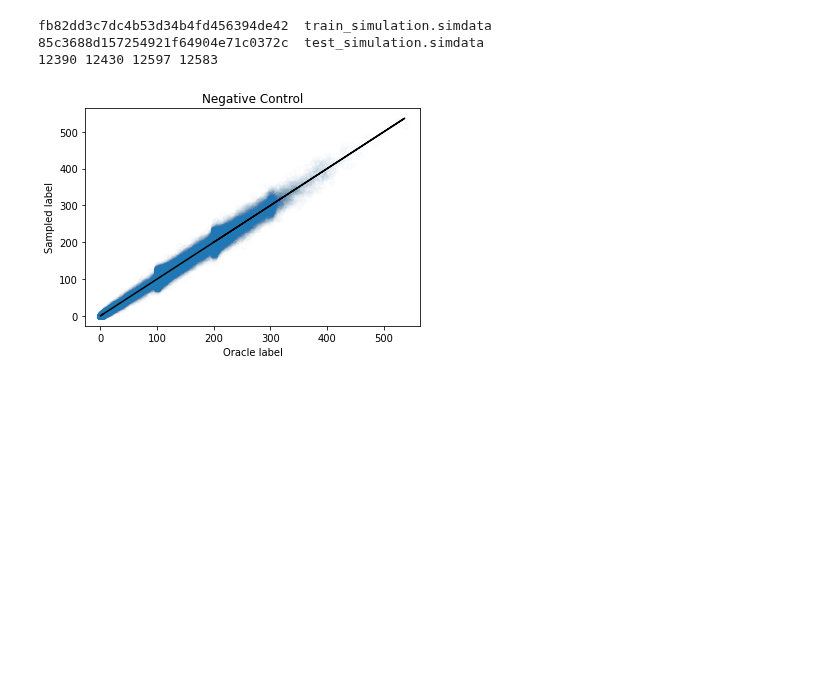
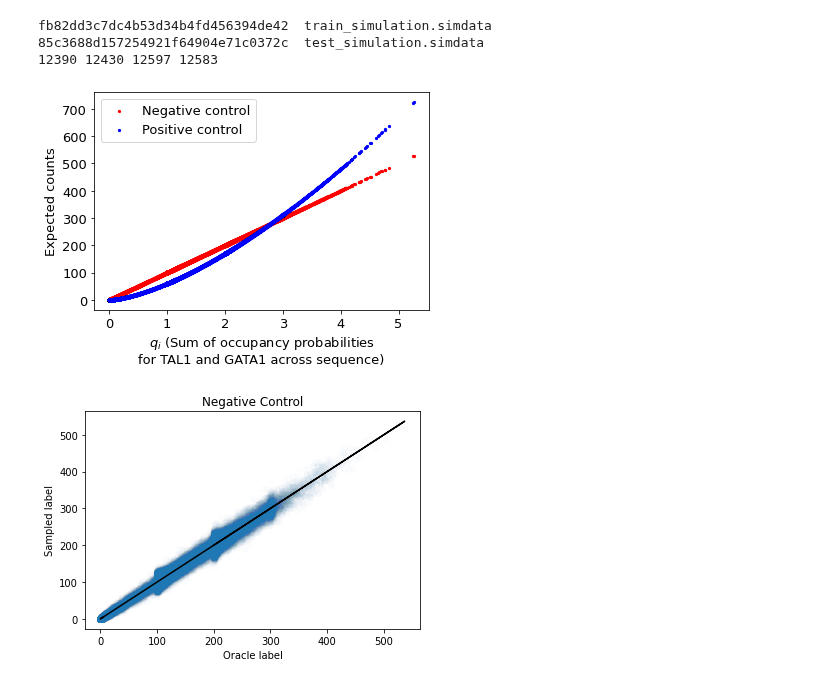
Before and after one commit to kundajelab/feature_interactions, a Jupyter notebook: Generate_Data.ipynb, the cells around one changed output. Drawn from its saved outputs; the diff is of its cells as text; code cells hidden in the pictures; blank space fills up the shorter version.

```diff
--- a/Generate_Data.ipynb
+++ b/Generate_Data.ipynb
@@ -187,9 +187,10 @@ def get_count(pwm, onehot_data):
 def get_oracle_preds(onehot_data):
   deltadeltaG_mat_GATA, expected_count_GATA = get_count(pwm_GATA, onehot_data)
   deltadeltaG_mat_TAL, expected_count_TAL = get_count(pwm_TAL, onehot_data)
+  sum_gata_and_tal_probs = expected_count_GATA + expected_count_TAL
   expected_count_neg = 100 * (expected_count_GATA + expected_count_TAL)
   expected_count_pos = 60*((expected_count_GATA + expected_count_TAL)**1.5)
-  return (expected_count_neg, expected_count_pos)
+  return (expected_count_neg, expected_count_pos, sum_gata_and_tal_probs)
 
 
 def get_noisy_labels(expected_counts, rng):
@@ -197,15 +198,30 @@ def get_noisy_labels(expected_counts, rng):
                      size=len(expected_counts))
 
 
-(train_expected_count_neg, train_expected_count_pos) =\
+(train_expected_count_neg, train_expected_count_pos,
+ train_sum_gata_and_tal_probs) =\
   get_oracle_preds(train_onehot_data)
-(test_expected_count_neg, test_expected_count_pos) =\
+(test_expected_count_neg, test_expected_count_pos,
+ test_sum_gata_and_tal_probs) =\
   get_oracle_preds(test_onehot_data)
 rng = np.random.RandomState(1234)
 train_labels_neg = get_noisy_labels(train_expected_count_neg, rng)
 train_labels_pos = get_noisy_labels(train_expected_count_pos, rng)
 test_labels_neg = get_noisy_labels(test_expected_count_neg, rng)
 test_labels_pos = get_noisy_labels(test_expected_count_pos, rng)
+# %%
+%matplotlib inline
+
+plt.rc('font', size=13)
+handles = []
+handles.append(plt.scatter(test_sum_gata_and_tal_probs, test_expected_count_neg, color="red", s=5))
+handles.append(plt.scatter(test_sum_gata_and_tal_probs, test_expected_count_pos, color="blue", s=5))
+plt.xlabel("$q_i$ (Sum of occupancy probabilities\nfor TAL1 and GATA1 across sequence)")
+plt.ylabel("Expected counts")
+plt.legend(handles, ["Negative control", "Positive control"])
+plt.show()
+# %% [output]
+[figure, added]
 # %%
 %matplotlib inline
 from matplotlib import pyplot as plt
```
Also changed, not shown: parts of 8 cells of this notebook.
